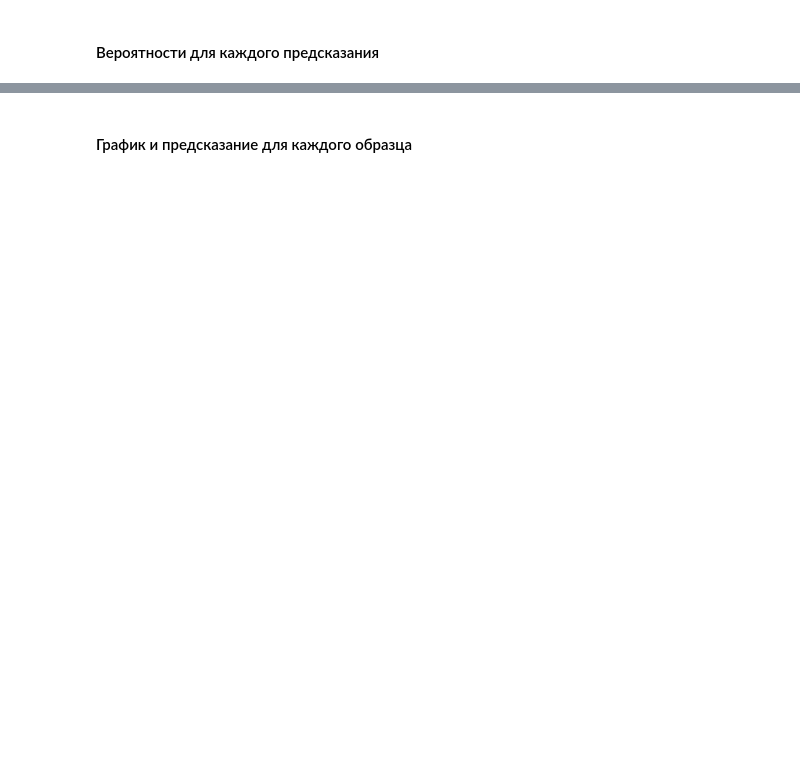
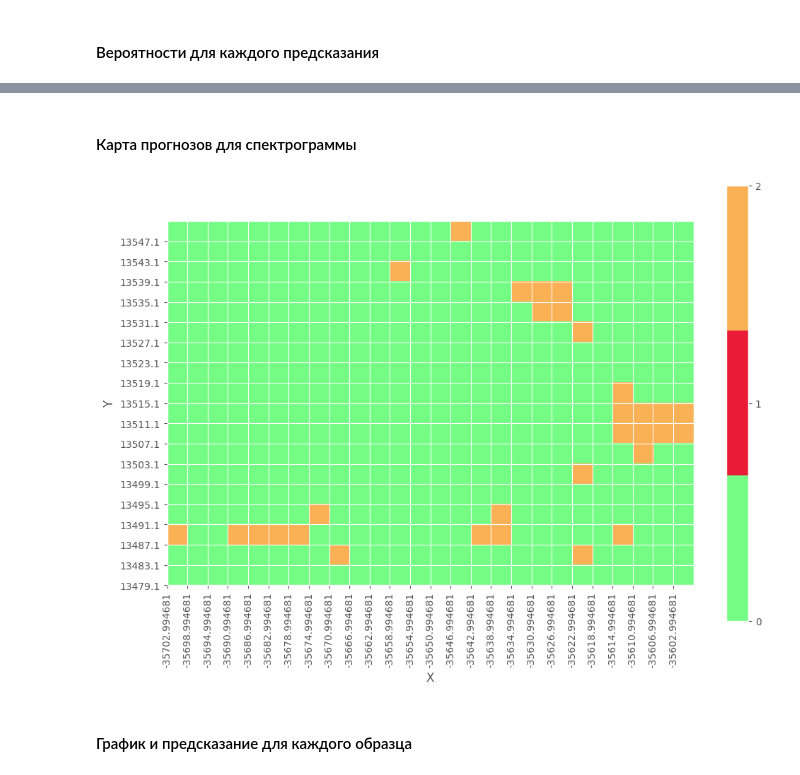
Before and after one commit to Frees4/RamanSpectroscopyCanserClassification, a Jupyter notebook: loaded_model_usage.ipynb, the cells around one changed output, grey strips where cells are left out. Cells and saved outputs as stored; diff of their text form; code cells hidden in the pictures; blank space fills up the shorter version.

```diff
--- a/loaded_model_usage.ipynb
+++ b/loaded_model_usage.ipynb
@@ -16,6 +46,8 @@ from sklearn.preprocessing import normalize
 # %%
-PATH_TO_MODEL = "catboost2736.cbm"
-PATH_TO_DATA = "image_tumor_patient25022020_633nm.txt"
+PATH_TO_MODEL = "rf_w_500_norm_snip40_test.joblib"
+PATH_TO_DATA = "image_peritumor_patient25022020_633.txt"
+# PATH_TO_DATA = "data/image_tumor_patient25022020_633nm_obj20_power100_1sec_сenter2900_step4um_place1_20200925_1 (копия).txt"
+# PATH_TO_DATA = "data/image_cortex_patient15012020_633nm_obj20_power100_1sec_acc1_сenter2900_place2_dots20x15_10um_20210202.txt"
 # %% [markdown]
 #### Загрузка данных
 # %%
@@ -103,3 +145,46 @@ print(predictions_probs[:20])
+# %% [markdown]
+#### Карта прогнозов для спектрограммы
+# %%
+unique_x = df["X"].unique()
+unique_y = df["Y"].unique()[::-1]
+
+# Рассчитываем количество строк и столбцов матрицы:
+n_rows = len(unique_y)
+n_cols = len(unique_x)
+
+# Создаем матрицу заполненную нулями:
+matrix = np.zeros((n_rows, n_cols))
+
+# Заполняем матрицу значениями из массива y_pred:
+idx = 0
+for i, y in enumerate(unique_y):
+    for j, x in enumerate(unique_x):
+        matrix[i, j] = y_pred[idx]
+        idx += 1
+
+matrix = np.flipud(matrix)
+colors = ["#74fc84", "#e81c37", "#fab055"]
+cmap = ListedColormap(colors)
+
+# Отображаем матрицу как тепловую карту:
+fig, ax = plt.subplots()
+im = ax.imshow(matrix, cmap=cmap)
+
+ax.set_xticks(np.arange(n_cols) - 0.5)
+ax.set_yticks(np.arange(n_rows) + 0.5)
+
+plt.xticks(rotation=90)
+
+ax.set_xticklabels(unique_x)
+ax.set_yticklabels(unique_y)
+ax.set_xlabel("X")
+ax.set_ylabel("Y")
+cbar = ax.figure.colorbar(im, ax=ax, ticks=[0, 1, 2])
+cbar.ax.set_yticklabels(["0", "1", "2"])
+
+plt.show()
+# %% [output]
+[figure, added]
 # %% [markdown]
 #### График и предсказание для каждого образца
 # %%
```
Also changed, not shown: parts of 17 cells of this notebook, 1 other file.
